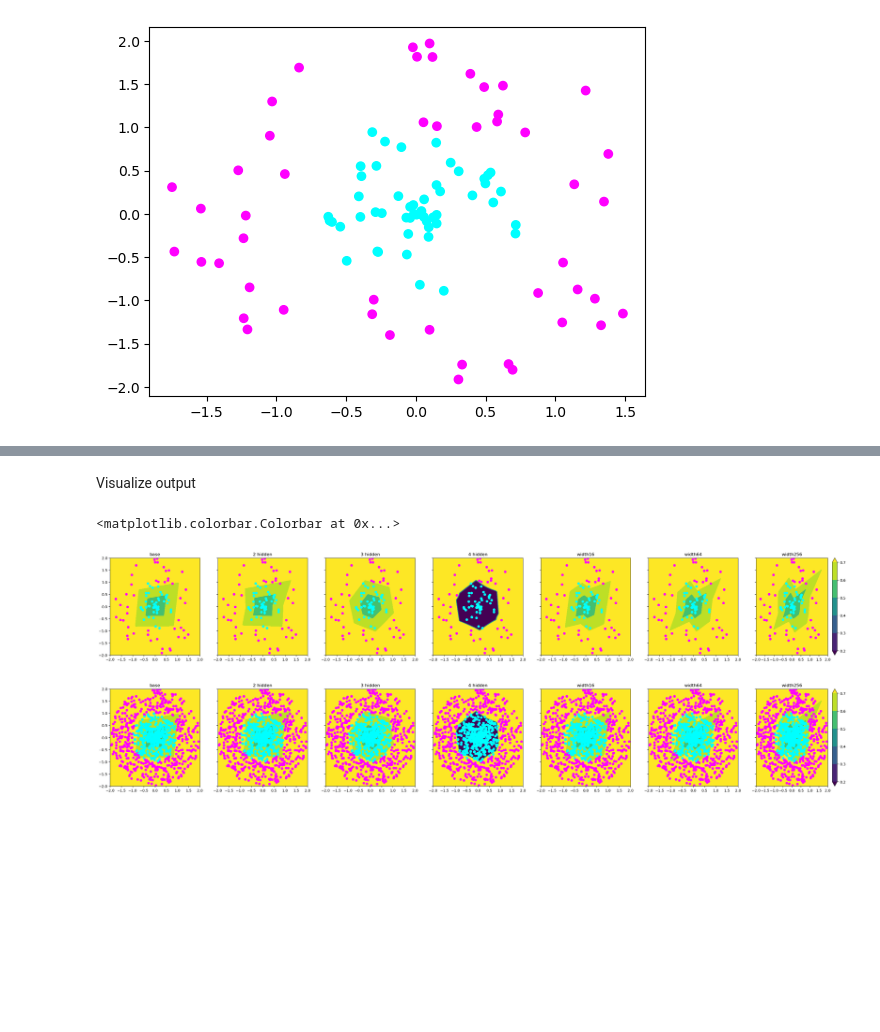
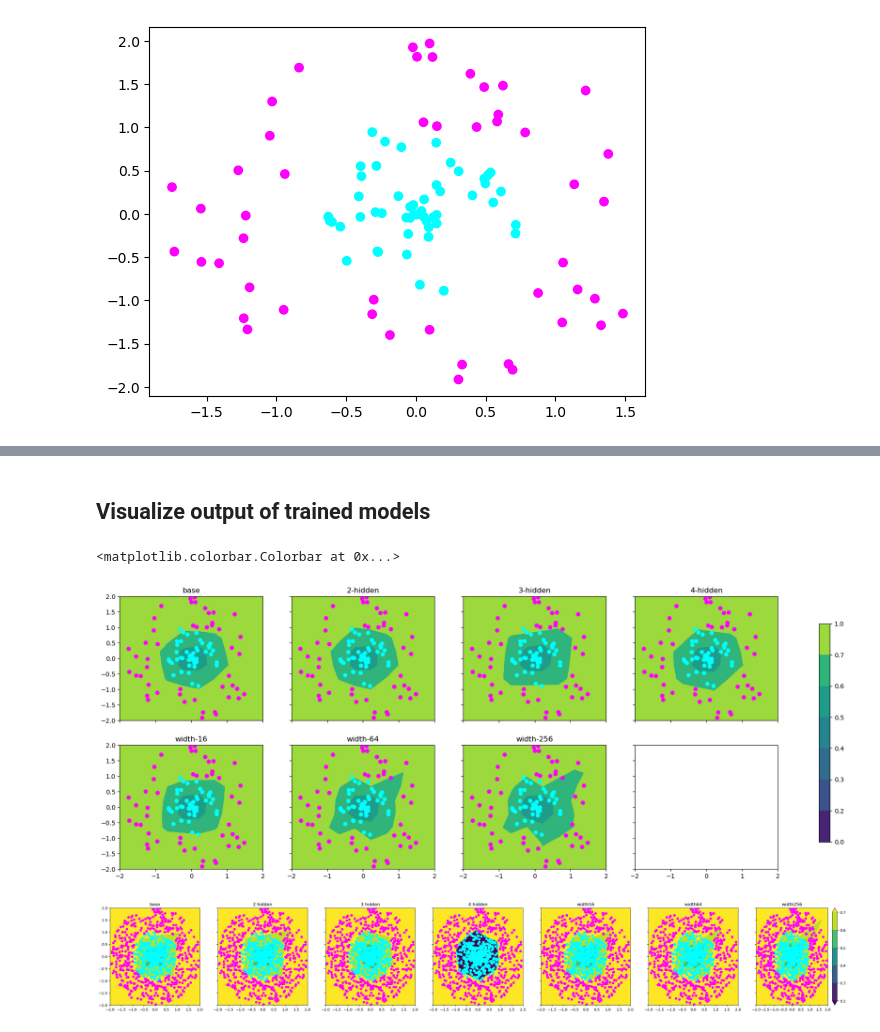
Before and after one commit to takayuki-ou/green, a Jupyter notebook: main.ipynb, the cells around one changed output, grey strips where cells are left out. Saved outputs shown, nothing was run; the diff lists cells and outputs as text; code cells hidden in the pictures; blank space fills up the shorter version.

```diff
--- a/main.ipynb
+++ b/main.ipynb
@@ -88,6 +89,8 @@ class NeuralNetwork(nn.Module):
 # %%
 # Check that relevant parameters are only updated.
 model = NeuralNetwork(width=2,depth=1)
+
+# print all model parameters before training
 for name, param in model.named_parameters():
     print(f'{name}: {param}')
 
@@ -95,29 +98,28 @@ loss_fn = nn.BCELoss()
 
 optimizer = torch.optim.Adam(params=model.parameters())
 model.train(True)
-last_loss = 0
 for i, data in enumerate(dataloader): # N//N_batch loops
+    optimizer.zero_grad()
     inputs, labels = data
     outputs = model(inputs)
     loss = loss_fn(outputs, labels)
     loss.backward()
     optimizer.step()
-    optimizer.zero_grad()
-    last_loss += loss.item() / (N//N_batch)
 
+# print all model parameters after training
 for name, param in model.named_parameters():
     print(f'{name}: {param}')
 # %%
 models=dict()
 models["base"] = NeuralNetwork(width=4,depth=1) # 12 weights
 
-models["2 hidden"] = NeuralNetwork(width=4, depth=2) # 28 weights
-models["3 hidden"] = NeuralNetwork(width=4, depth=3) # 44 weights
-models["4 hidden"] = NeuralNetwork(width=4, depth=4) # 60 weights
+models["2-hidden"] = NeuralNetwork(width=4, depth=2) # 28 weights
+models["3-hidden"] = NeuralNetwork(width=4, depth=3) # 44 weights
+models["4-hidden"] = NeuralNetwork(width=4, depth=4) # 60 weights
 
-models["width16"] = NeuralNetwork(width=16,depth=1) # 48 weights
-models["width64"] = NeuralNetwork(width=64,depth=1) # 192 weights
-models["width256"] = NeuralNetwork(width=256,depth=1) # 768 weights
+models["width-16"] = NeuralNetwork(width=16,depth=1) # 48 weights
+models["width-64"] = NeuralNetwork(width=64,depth=1) # 192 weights
+models["width-256"] = NeuralNetwork(width=256,depth=1) # 768 weights
 
 loss_fn = nn.BCELoss()
 
@@ -128,24 +132,25 @@ from torch.utils.tensorboard import SummaryWriter
 # %%
 N_epoch = 200
 
-Writer =SummaryWriter("runs/Jun14_14-55-12_LAB")
+Writer =SummaryWriter("runs/Jun14-17-42-12_LAB")
 
 for key, model in models.items():
+    model.to(device) # move model on gpu BEFORE initialize optimizer
     optimizer = torch.optim.Adam(params=model.parameters(), lr=0.01)
     for epoch in range(N_epoch):
         model.train(True)
         epoch_loss = 0
         for i, data in enumerate(dataloader): # N//N_batch loops
+            optimizer.zero_grad()
             inputs, labels = data
             outputs = model(inputs)
             loss = loss_fn(outputs, labels)
             loss.backward()
             optimizer.step()
-            optimizer.zero_grad()
             epoch_loss += loss.item() / (N//N_batch)
         Writer.add_scalar(f"Loss/{key}", epoch_loss,epoch)
         # verbose
         if epoch%100 == 99:
-            print(f"{key} epoch {epoch+1} finised. loss: {epoch_loss}")
+            print(f"model {key}| epochs: {epoch+1} | loss: {epoch_loss}")
 Writer.close()
 # %% [output]
@@ -159,35 +171,36 @@ width256 epoch 100 finised. loss: 0.5829199105501175
-# %% [markdown]
-Visualize output
+# %% [markdown]
+## Visualize output of trained models
 # %%
-mesh = 100
+mesh = 10
 x = np.linspace(-2,2,mesh,dtype=np.float32)
 y = np.linspace(-2,2,mesh,dtype=np.float32)
 
 X, Y = np.meshgrid(x, y)
 
 Z = np.zeros((mesh,mesh))
 
-fig,axs = plt.subplots(1,7,sharex=True,sharey=True)
+fig, axs = plt.subplots(2,4,sharex=True,sharey=True)
 
-fig.set_figwidth(36)
+fig.set_figwidth(24)
+fig.set_figheight(8)
 
 n = 0
 
-levels = np.array([0.2,0.3,0.4,0.5,0.6,0.7])
+levels = np.array([0.,0.2,0.3,0.4,0.5,0.6,0.7,1])
 
-for name, model in models.items():
+for (name, model), ax in zip(models.items(),axs.flat):
     for i in range(mesh):
         for j in range(mesh):
             x1, x2 = X[i,j], Y[i,j]
             Z[i,j] = model(torch.tensor([x1,x2],device=device))
 
-    cs = axs[n].contourf(X, Y, Z, levels=levels,extend="both")
-    axs[n].scatter(x_data[:100,0],x_data[:100,1],c=y_data[:100],cmap="cool")
-    axs[n].set_title(name)
+    cs = ax.contourf(X, Y, Z, levels=levels,)
+    ax.scatter(x_data[:100,0],x_data[:100,1],c=y_data[:100],cmap="cool")
+    ax.set_title(name)
     n += 1
-fig.colorbar(cs)
+fig.colorbar(cs,ax=axs[:],location="right",shrink=0.8)
 # %% [output]
 <matplotlib.colorbar.Colorbar at 0x...>
-[figure, old version]
+[figure, new version]
 # %%
 # plot with all data
```
Also changed, not shown: parts of 12 cells of this notebook, 4 other files.
